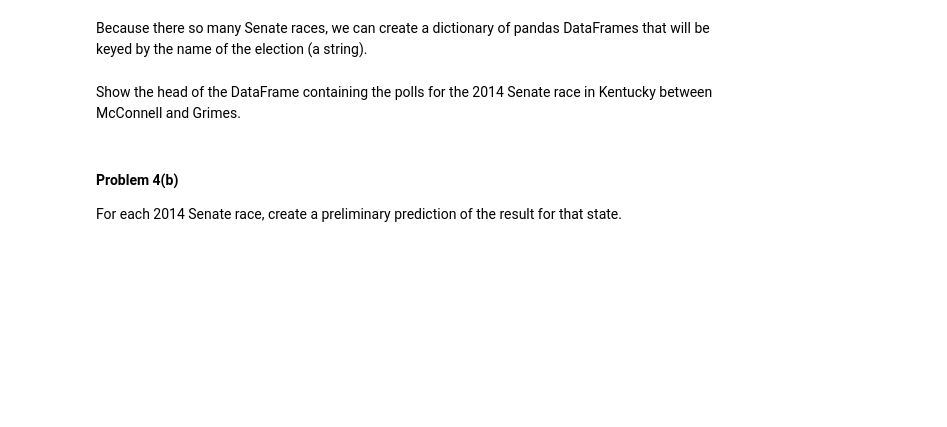
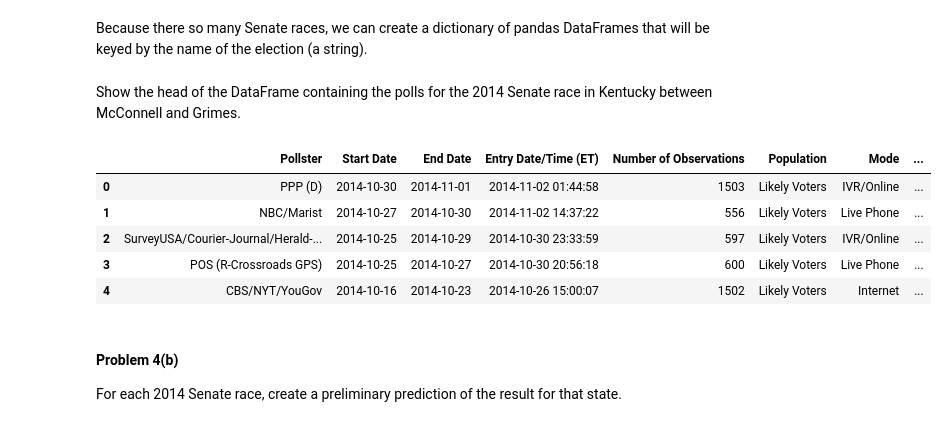
Before and after one commit to deep327/2014, a Jupyter notebook: homework/HW2.ipynb, the cells around one changed output. Saved outputs shown, nothing was run; the diff lists cells and outputs as text; code cells hidden in the pictures; blank space fills up the shorter version.

```diff
--- a/homework/HW2.ipynb
+++ b/homework/HW2.ipynb
@@ -876,6 +894,14 @@ dfs = dict((election.split("/")[-1][:-4], build_frame(election)) for election in
 Show the head of the DataFrame containing the polls for the 2014 Senate race in Kentucky between McConnell and Grimes.
 # %%
 #your code here
+dfs['2014-kentucky-senate-mcconnell-vs-grimes'].head()
+# %% [output]
+|  | Pollster | Start Date | End Date | Entry Date/Time (ET) | Number of Observations | Population | Mode | ... |
+| 0 | PPP (D) | 2014-10-30 | 2014-11-01 | 2014-11-02 01:44:58 | 1503 | Likely Voters | IVR/Online | ... |
+| 1 | NBC/Marist | 2014-10-27 | 2014-10-30 | 2014-11-02 14:37:22 | 556 | Likely Voters | Live Phone | ... |
+| 2 | SurveyUSA/Courier-Journal/Herald-... | 2014-10-25 | 2014-10-29 | 2014-10-30 23:33:59 | 597 | Likely Voters | IVR/Online | ... |
+| 3 | POS (R-Crossroads GPS) | 2014-10-25 | 2014-10-27 | 2014-10-30 20:56:18 | 600 | Likely Voters | Live Phone | ... |
+| 4 | CBS/NYT/YouGov | 2014-10-16 | 2014-10-23 | 2014-10-26 15:00:07 | 1502 | Likely Voters | Internet | ... |
 # %% [markdown]
 #### Problem 4(b)
 
```
Also changed, not shown: parts of 3 cells of this notebook.
